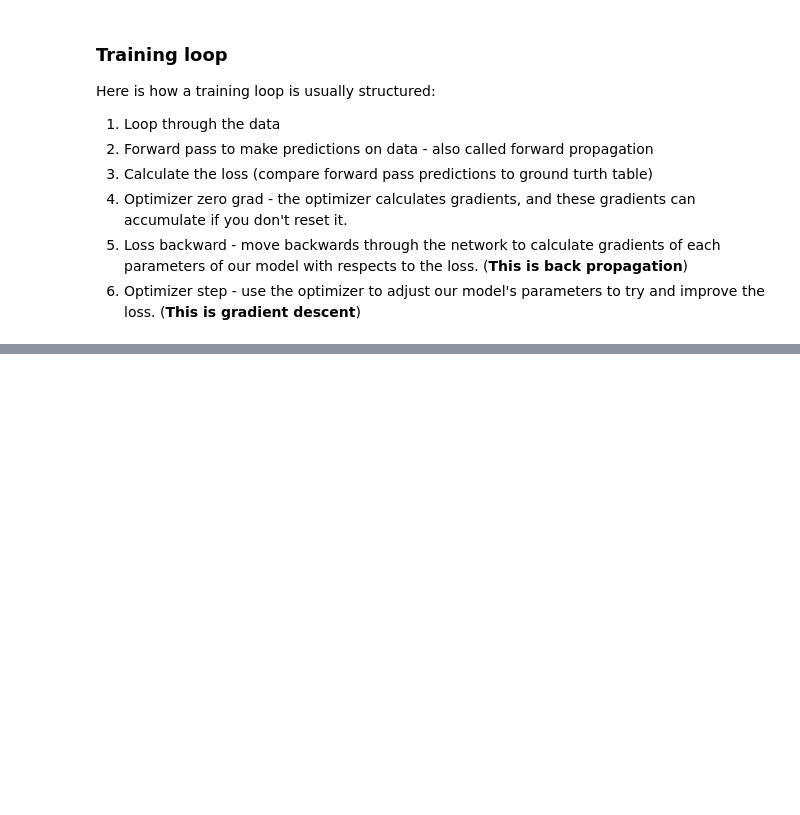
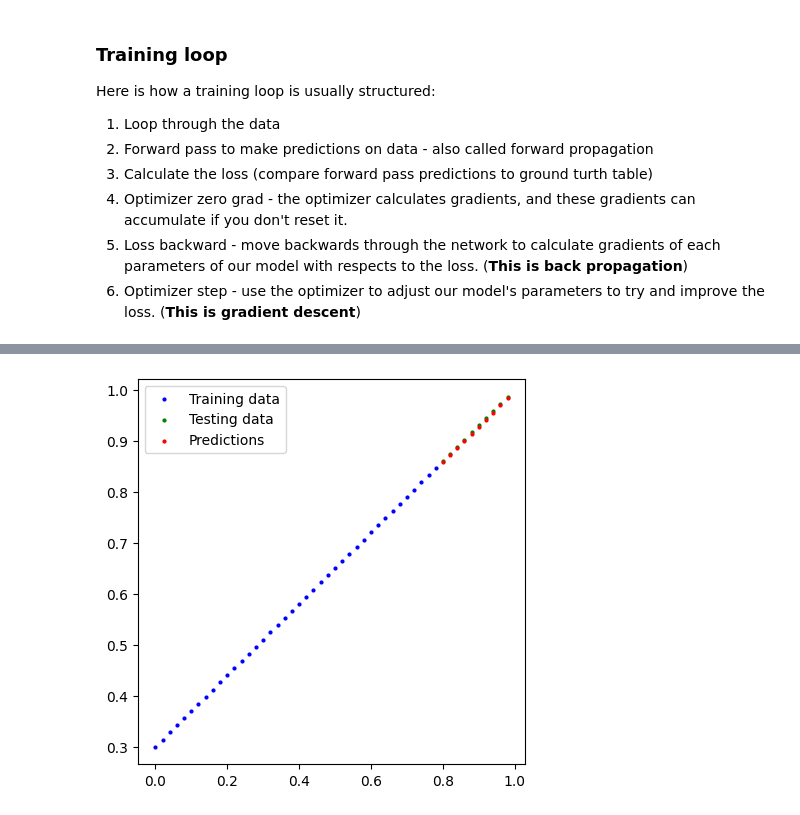
Before and after one commit to Disuqi/Deep-Learning, a Jupyter notebook: 01_pytorch_workflow.ipynb, the cells around one changed output, grey strips where cells are left out. Cells and saved outputs as stored; diff of their text form; code cells hidden in the pictures; blank space fills up the shorter version.

```diff
--- a/01_pytorch_workflow.ipynb
+++ b/01_pytorch_workflow.ipynb
@@ -124,7 +124,7 @@ We will be using the following algorithms to train our model in this example:
 loss_fn = nn.L1Loss()
 
 # Setup an optimizer
-optimizer = torch.optim.SGD(params=model_0.parameters(), lr=0.000000001)# lr = learning rate = arguably the most important hyper parameter (a parameter set manually by us)
+optimizer = torch.optim.SGD(params=model_0.parameters(), lr=0.005)# lr = learning rate = arguably the most important hyper parameter (a parameter set manually by us)
 # %% [markdown]
 ### Training loop
 Here is how a training loop is usually structured:
@@ -136,8 +136,10 @@ Here is how a training loop is usually structured:
 6. Optimizer step - use the optimizer to adjust our model's parameters to try and improve the loss. (**This is gradient descent**)
 # %%
 # an epoch is one loop through the data... (This is a hyperparameter because we set it ourselves)
-epochs = 10
+epochs = 200
 
+loss_values = []
+test_loss_values = []
 # 1. Loop through the data
 for epoch in range(epochs):
   # Set the model to training mode
@@ -155,6 +157,21 @@ for epoch in range(epochs):
   optimizer.step()
 
   model_0.eval()# this turns off gradient tracking.
+  # Testing
+  with torch.inference_mode():
+    test_preds = model_0(X_test)
+    test_loss = loss_fn (test_preds, y_test)
+    loss_values.append(loss)
+    test_loss_values.append(test_loss)
+  if epoch % 10 == 0:
+    print(f"epoch: {epoch}, loss: {loss}, test loss: {test_loss} ")
 
-model_0.bias
+
+with torch.inference_mode():
+  test_preds = model_0(X_test)
+  test_loss = loss_fn (test_preds, y_test)
+if epoch % 10 == 0:
+  print(f"epoch: {epoch}, loss: {loss}, test loss: {test_loss} ")
+
+plot_predictions(predictions=test_preds)
 # %% [output]
@@ -162,0 +198 @@ tensor([0.3000], requires_grad=True)
+[figure, added]
```
Also changed, not shown: parts of 5 cells of this notebook.
